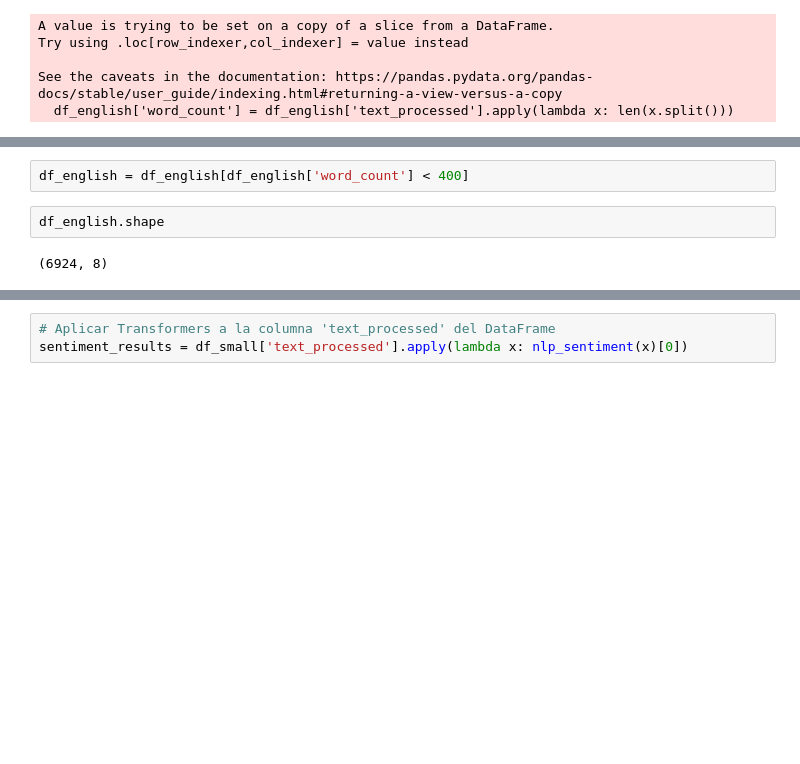
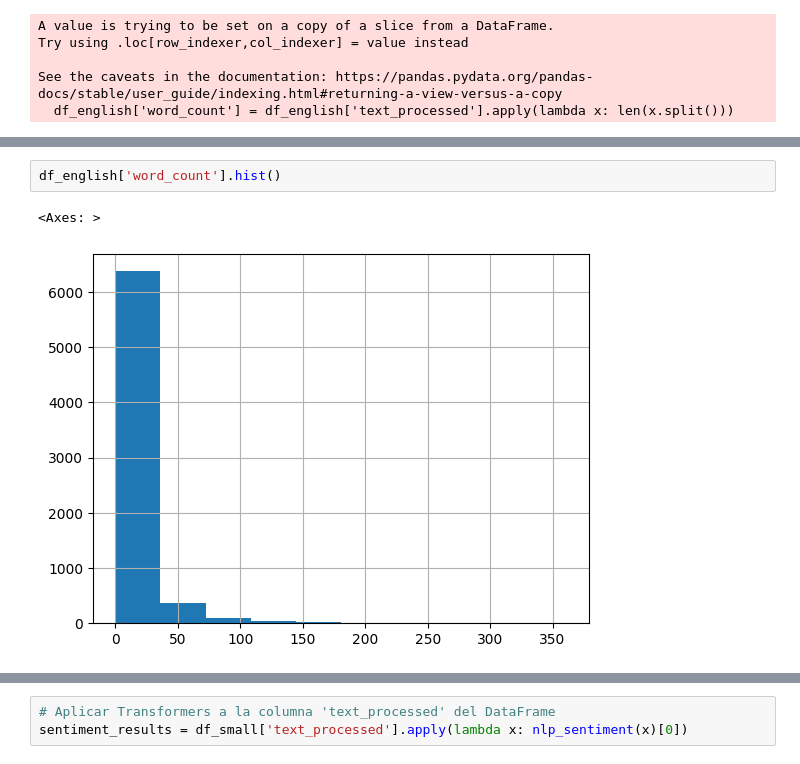
Before and after one commit to Martinerramuspe/milei-project-nlp, a Jupyter notebook: transformer.ipynb, the cells around one changed output, grey strips where cells are left out. Cells and saved outputs as stored; diff of their text form; blank space fills up the shorter version.

```diff
--- a/transformer.ipynb
+++ b/transformer.ipynb
@@ -481,8 +481,7 @@ df_english['word_count'].value_counts()
 288      1
 Name: word_count, Length: 167, dtype: int64
 # %%
-df_english = df_english[df_english['word_count'] < 400]
+df_english['word_count'].hist()
+# %% [output]
+<Axes: >
+[figure, added]
-# %%
-df_english.shape
-# %% [output]
-(6924, 8)
```
Also changed, not shown: parts of 26 cells of this notebook.
